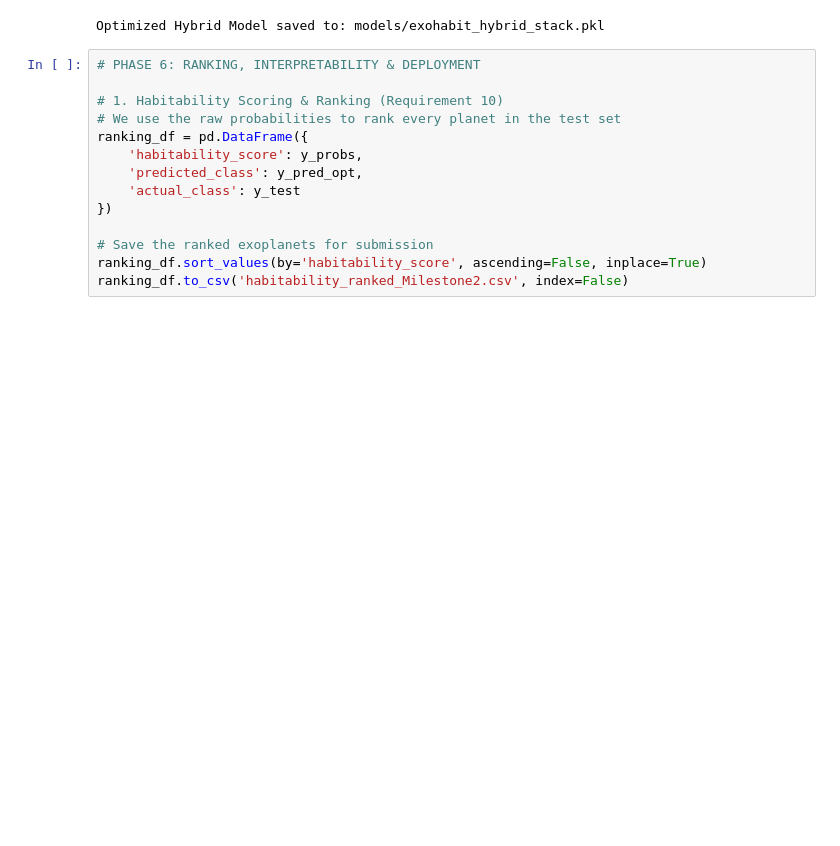
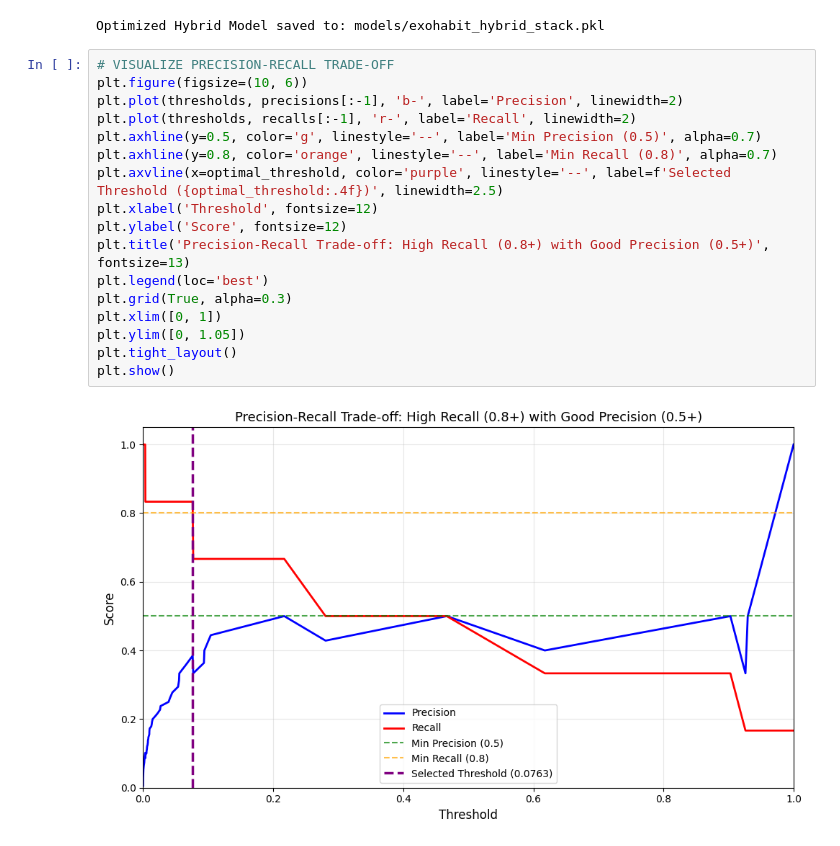
Before and after one commit to GKSJ19/ExoHabitAI, a Jupyter notebook: notebooks/ML_Model4.ipynb, the cells around one changed output. Saved outputs shown, nothing was run; the diff lists cells and outputs as text; blank space fills up the shorter version.

Commit message:
Milestone updated

```diff
--- a/notebooks/ML_Model4.ipynb
+++ b/notebooks/ML_Model4.ipynb
@@ -105,17 +146,22 @@ print("Optimized Hybrid Model saved to: models/exohabit_hybrid_stack.pkl")
 # %% [output]
 Optimized Hybrid Model saved to: models/exohabit_hybrid_stack.pkl
 # %%
-# PHASE 6: RANKING, INTERPRETABILITY & DEPLOYMENT
-
-# 1. Habitability Scoring & Ranking (Requirement 10)
-# We use the raw probabilities to rank every planet in the test set
-ranking_df = pd.DataFrame({
-    'habitability_score': y_probs,
-    'predicted_class': y_pred_opt,
-    'actual_class': y_test
-})
-
-# Save the ranked exoplanets for submission
-ranking_df.sort_values(by='habitability_score', ascending=False, inplace=True)
-ranking_df.to_csv('habitability_ranked_Milestone2.csv', index=False)
+# VISUALIZE PRECISION-RECALL TRADE-OFF
+plt.figure(figsize=(10, 6))
+plt.plot(thresholds, precisions[:-1], 'b-', label='Precision', linewidth=2)
+plt.plot(thresholds, recalls[:-1], 'r-', label='Recall', linewidth=2)
+plt.axhline(y=0.5, color='g', linestyle='--', label='Min Precision (0.5)', alpha=0.7)
+plt.axhline(y=0.8, color='orange', linestyle='--', label='Min Recall (0.8)', alpha=0.7)
+plt.axvline(x=optimal_threshold, color='purple', linestyle='--', label=f'Selected Threshold ({optimal_threshold:.4f})', linewidth=2.5)
+plt.xlabel('Threshold', fontsize=12)
+plt.ylabel('Score', fontsize=12)
+plt.title('Precision-Recall Trade-off: High Recall (0.8+) with Good Precision (0.5+)', fontsize=13)
+plt.legend(loc='best')
+plt.grid(True, alpha=0.3)
+plt.xlim([0, 1])
+plt.ylim([0, 1.05])
+plt.tight_layout()
+plt.show()
+# %% [output]
+[figure, added]
 # %%
```
Also changed, not shown: parts of 4 cells of this notebook, 9 other files.
